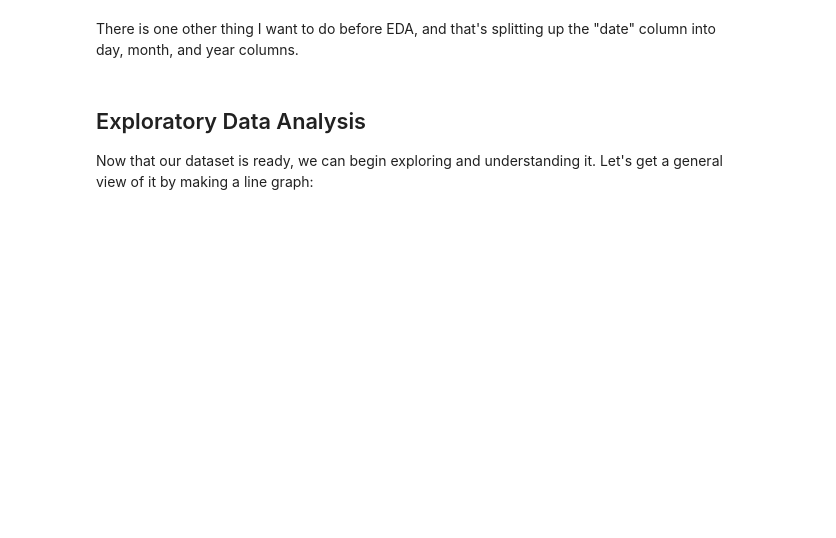
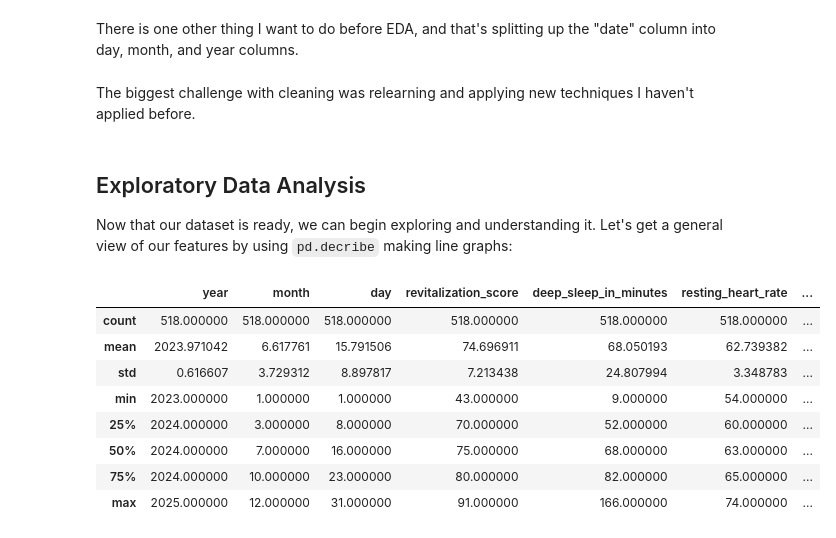
Before and after one commit to Justin-cmd359/Quantified-Self-Project-for-CPSC222, a Jupyter notebook: Project.ipynb, the cells around one changed output. Drawn from its saved outputs; the diff is of its cells as text; code cells hidden in the pictures; blank space fills up the shorter version.

```diff
--- a/Project.ipynb
+++ b/Project.ipynb
@@ -97,7 +99,22 @@ There is one other thing I want to do before EDA, and that's splitting up the "d
 # Pandas datetime object
 merged_df = utils.create_datetime_columns(merged_df)
 merged_df.to_csv("merged_df.csv")
+# %% [markdown]
+The biggest challenge with cleaning was relearning and applying new techniques I haven't applied before.
 # %% [markdown]
 ## Exploratory Data Analysis
-Now that our dataset is ready, we can begin exploring and understanding it. Let's get a general view of it by making a line graph:
+Now that our dataset is ready, we can begin exploring and understanding it. Let's get a general view of our features by using `pd.decribe` making line graphs:
+# %%
+# Overall Stats
+merged_df.describe()
+# %% [output]
+|  | year | month | day | revitalization_score | deep_sleep_in_minutes | resting_heart_rate | ... |
+| count | 518.000000 | 518.000000 | 518.000000 | 518.000000 | 518.000000 | 518.000000 | ... |
+| mean | 2023.971042 | 6.617761 | 15.791506 | 74.696911 | 68.050193 | 62.739382 | ... |
+| std | 0.616607 | 3.729312 | 8.897817 | 7.213438 | 24.807994 | 3.348783 | ... |
+| min | 2023.000000 | 1.000000 | 1.000000 | 43.000000 | 9.000000 | 54.000000 | ... |
+| 25% | 2024.000000 | 3.000000 | 8.000000 | 70.000000 | 52.000000 | 60.000000 | ... |
+| 50% | 2024.000000 | 7.000000 | 16.000000 | 75.000000 | 68.000000 | 63.000000 | ... |
+| 75% | 2024.000000 | 10.000000 | 23.000000 | 80.000000 | 82.000000 | 65.000000 | ... |
+| max | 2025.000000 | 12.000000 | 31.000000 | 91.000000 | 166.000000 | 74.000000 | ... |
 # %%
```
Also changed, not shown: parts of 6 cells of this notebook, 3 other files.
